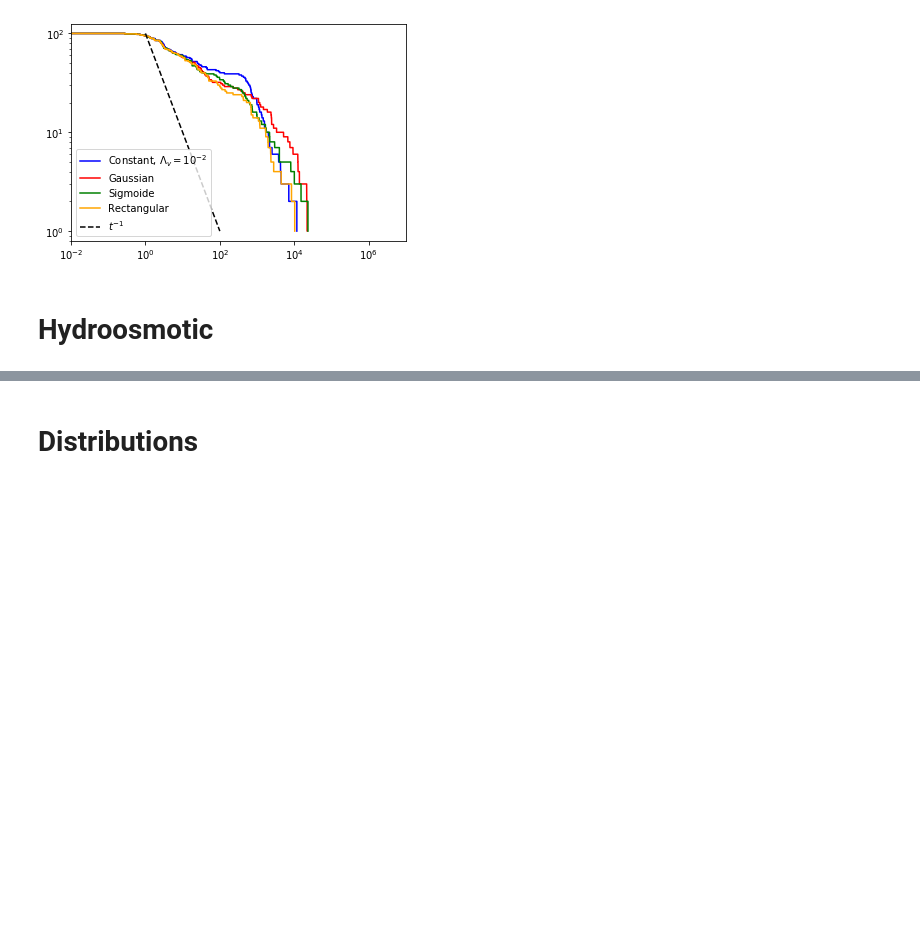
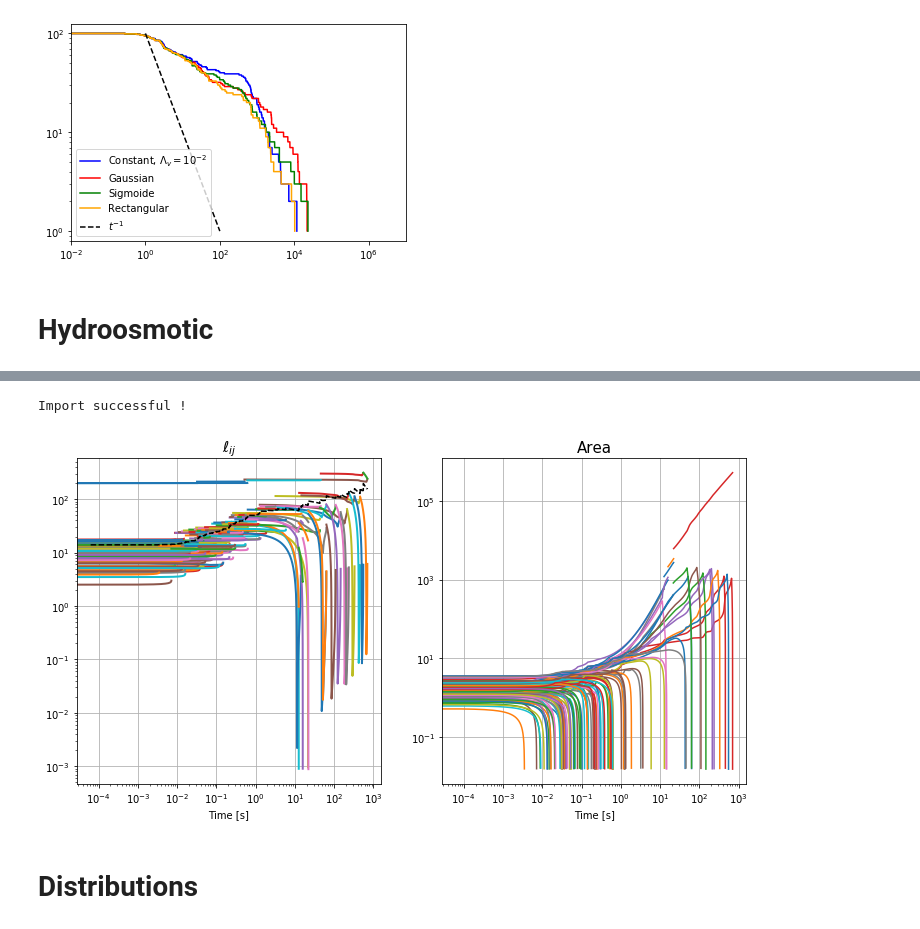
Before and after one commit to VirtualEmbryo/hydroosmotic_chain, a Jupyter notebook: _notebook/patterning.ipynb, the cells around one changed output, grey strips where cells are left out. Saved outputs shown, nothing was run; the diff lists cells and outputs as text; code cells hidden in the pictures; blank space fills up the shorter version.

```diff
--- a/_notebook/patterning.ipynb
+++ b/_notebook/patterning.ipynb
@@ -181,2 +264,19 @@ $$f_\min = f_\max + s.\Delta x \frac{(f_\max-cte)}{\log\left[\frac{y_2+1}{y_1+1}
+# %%
+path = os.path.join(main_dir, subdir, subsubdir, 'run0003')
+
+L, pos, ca_l = tools.load_file(os.path.join(path, 'sim_all.dat'), hydroosmotic=False)
+ell = tools.load_brfile(os.path.join(path, 'sim_bridges.dat'))
+
+#savename = os.path.join(main_dir, '_data/osmotic_competition/osmotic_eq/no_screening/graphs.eps')
+
+show_area=0
+savefig=False
+x_log=1
+y_log=1
+
+tools.plot_evolution_hydraulic(L, ell, savename='', show_totalarea=show_area, savefig=savefig, x_logscale=x_log, y_logscale=y_log, figsize=(12, 6))
+# %% [output]
+Import successful !
+[figure, added]
 # %% [markdown]
 # Distributions
```
Also changed, not shown: parts of 15 cells of this notebook, 5 other files.
